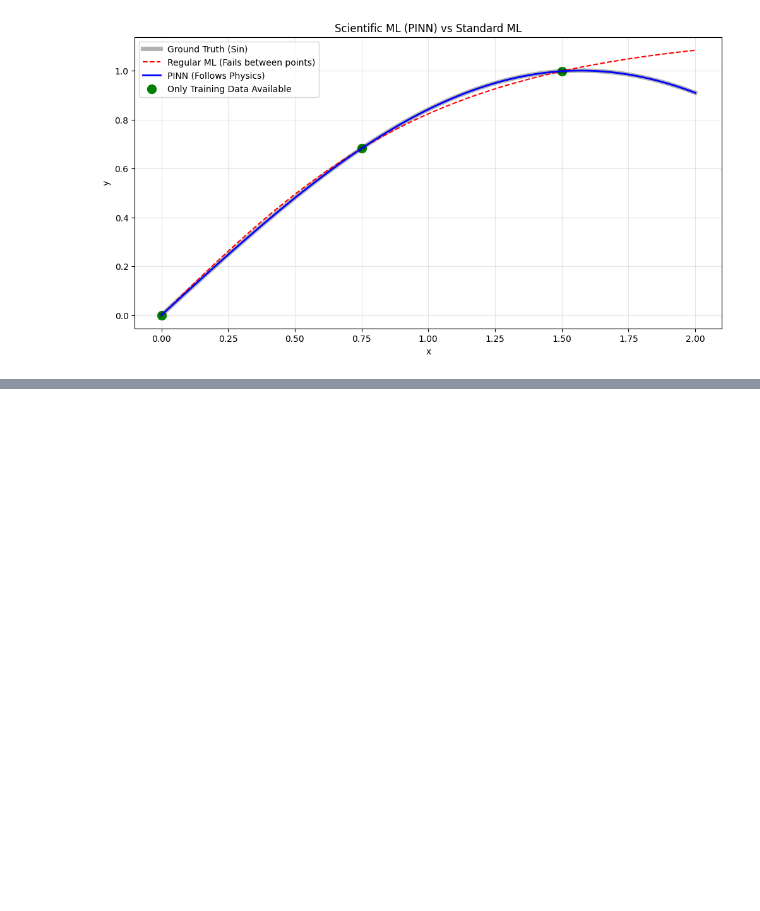
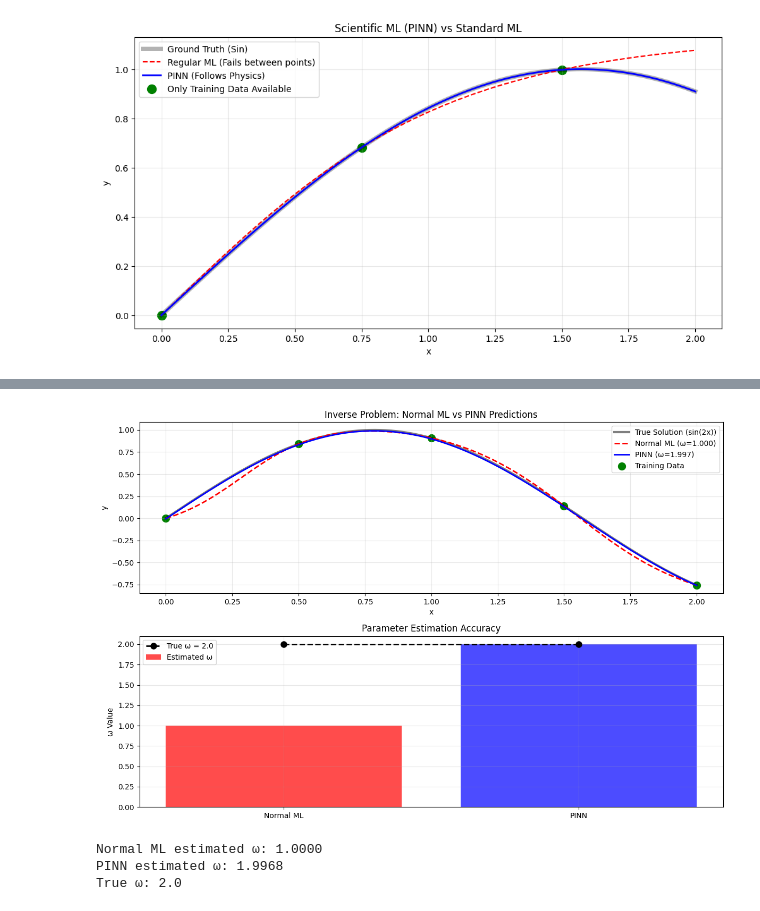
Before and after one commit to ParvaH/scientific-ml-experiments, a Jupyter notebook: pinn_comparison.ipynb, the cells around one changed output, grey strips where cells are left out. Cells and saved outputs as stored; diff of their text form; code cells hidden in the pictures; blank space fills up the shorter version.

Commit message:
inverse problem with PINN

```diff
--- a/pinn_comparison.ipynb
+++ b/pinn_comparison.ipynb
@@ -125,0 +232,49 @@ Done.
+# %%
+# %%
+# Visualize inverse problem results: Normal ML vs PINN
+x_inv_test = torch.linspace(0, 2, 100).view(-1, 1)
+with torch.no_grad():
+    y_inv_pred_ml = model_inv_ml(x_inv_test)
+    y_inv_pred_pinn = model_inv(x_inv_test)
+    y_inv_true = torch.sin(2 * x_inv_test)  # True solution
+
+plt.figure(figsize=(12, 8))
+
+# Subplot 1: Predictions
+plt.subplot(2, 1, 1)
+plt.plot(x_inv_test, y_inv_true, label="True Solution (sin(2x))", color='black', alpha=0.5, lw=3)
+plt.plot(x_inv_test, y_inv_pred_ml, label=f"Normal ML (ω={omega_ml.item():.3f})", color='red', ls='--', lw=2)
+plt.plot(x_inv_test, y_inv_pred_pinn, label=f"PINN (ω={omega.item():.3f})", color='blue', lw=2)
+plt.scatter(x_inv_train.detach(), y_inv_train.detach(), color='green', s=100, label="Training Data")
+plt.title("Inverse Problem: Normal ML vs PINN Predictions")
+plt.xlabel("x")
+plt.ylabel("y")
+plt.legend()
+plt.grid(True, alpha=0.3)
+
+# Subplot 2: Parameter estimation
+plt.subplot(2, 1, 2)
+methods = ['Normal ML', 'PINN']
+estimated_omega = [omega_ml.item(), omega.item()]
+true_omega = [2.0, 2.0]
+x_pos = range(len(methods))
+
+plt.bar(x_pos, estimated_omega, color=['red', 'blue'], alpha=0.7, label='Estimated ω')
+plt.plot(x_pos, true_omega, 'k--', marker='o', markersize=8, linewidth=2, label='True ω = 2.0')
+plt.xticks(x_pos, methods)
+plt.ylabel('ω Value')
+plt.title('Parameter Estimation Accuracy')
+plt.legend()
+plt.grid(True, alpha=0.3)
+
+plt.tight_layout()
+plt.show()
+
+print(f"Normal ML estimated ω: {omega_ml.item():.4f}")
+print(f"PINN estimated ω: {omega.item():.4f}")
+print(f"True ω: 2.0")
+# %% [output]
+[figure, added]
+Normal ML estimated ω: 1.0000
+PINN estimated ω: 1.9968
+True ω: 2.0
```
Also changed, not shown: parts of 5 cells of this notebook.
